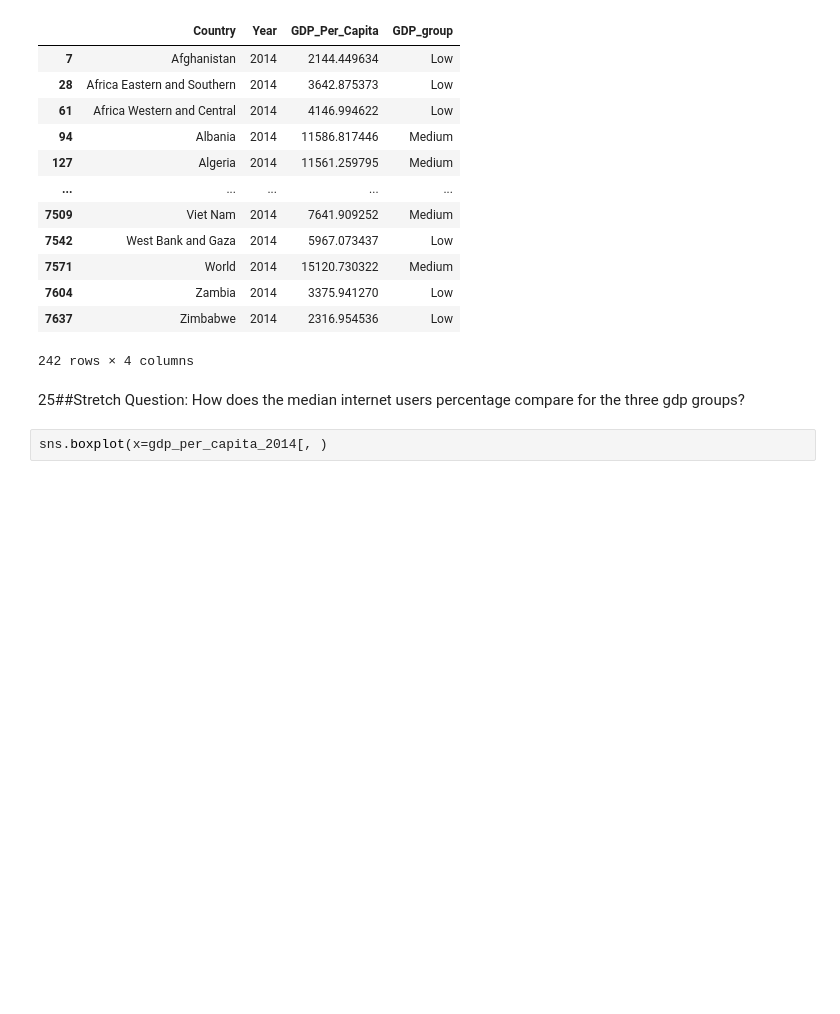
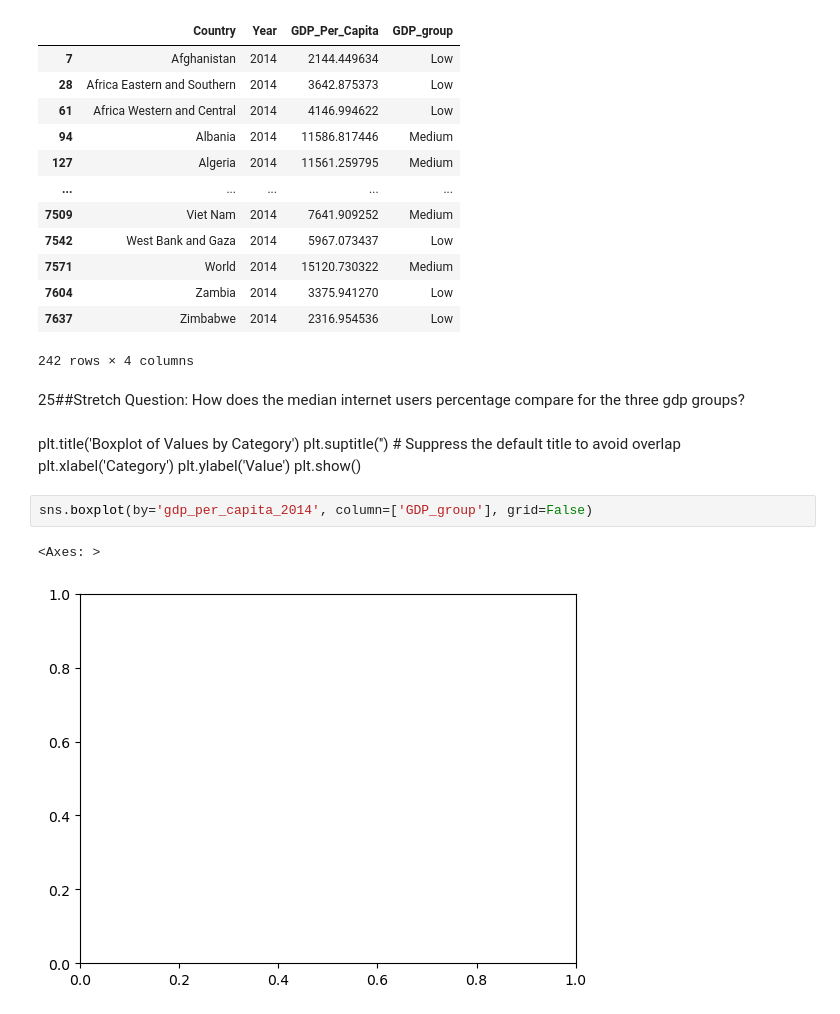
Before and after one commit to NSS-Data-Analytics-Cohort-13/un-exploration-Jswine08, a Jupyter notebook: notebooks/UN_data_project.ipynb, the cells around one changed output. Saved outputs shown, nothing was run; the diff lists cells and outputs as text; blank space fills up the shorter version.

```diff
--- a/notebooks/UN_data_project.ipynb
+++ b/notebooks/UN_data_project.ipynb
@@ -1032,5 +1029,14 @@ gdp_per_capita_2014
 242 rows × 4 columns
 # %% [markdown]
 25##Stretch Question: How does the median internet users percentage compare for the three gdp groups?
+# %% [markdown]
+plt.title('Boxplot of Values by Category')
+plt.suptitle('')  # Suppress the default title to avoid overlap
+plt.xlabel('Category')
+plt.ylabel('Value')
+plt.show()
 # %%
-sns.boxplot(x=gdp_per_capita_2014[, )
+sns.boxplot(by='gdp_per_capita_2014', column=['GDP_group'], grid=False)
+# %% [output]
+<Axes: >
+[figure, added]
```
Also changed, not shown: parts of 10 cells of this notebook, 1 other file.
